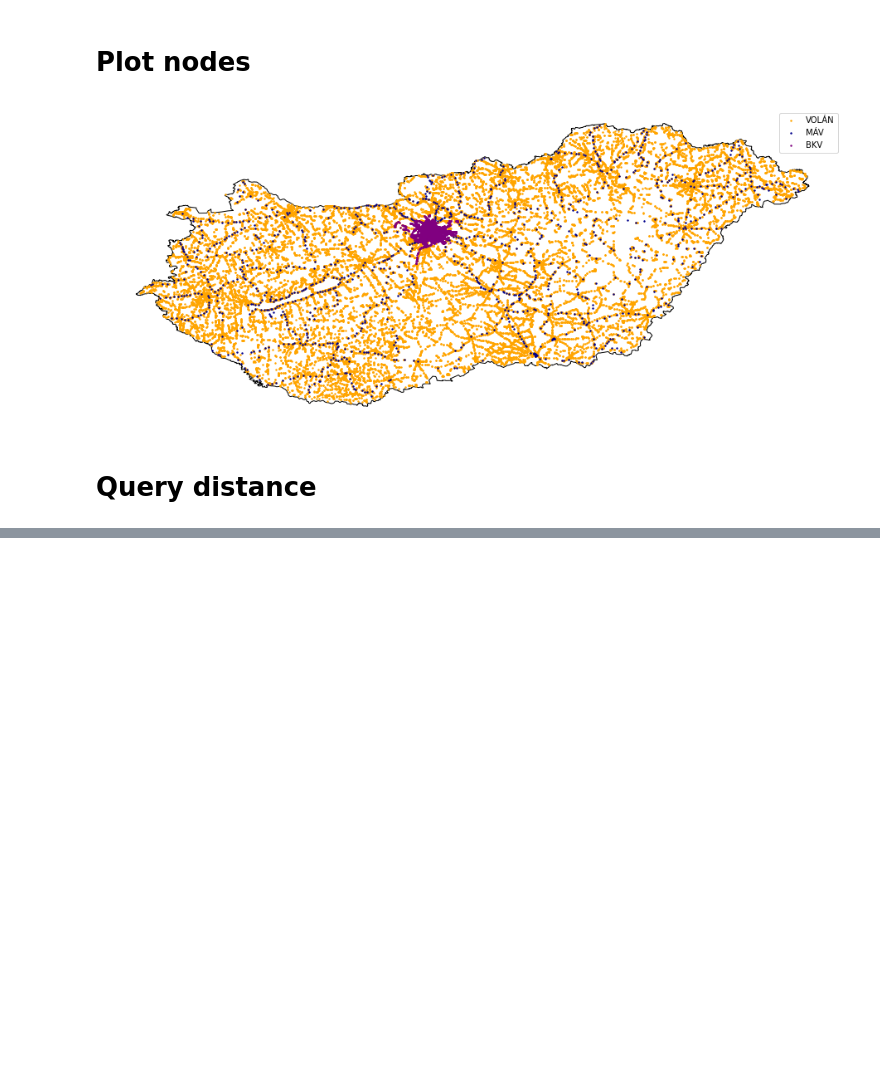
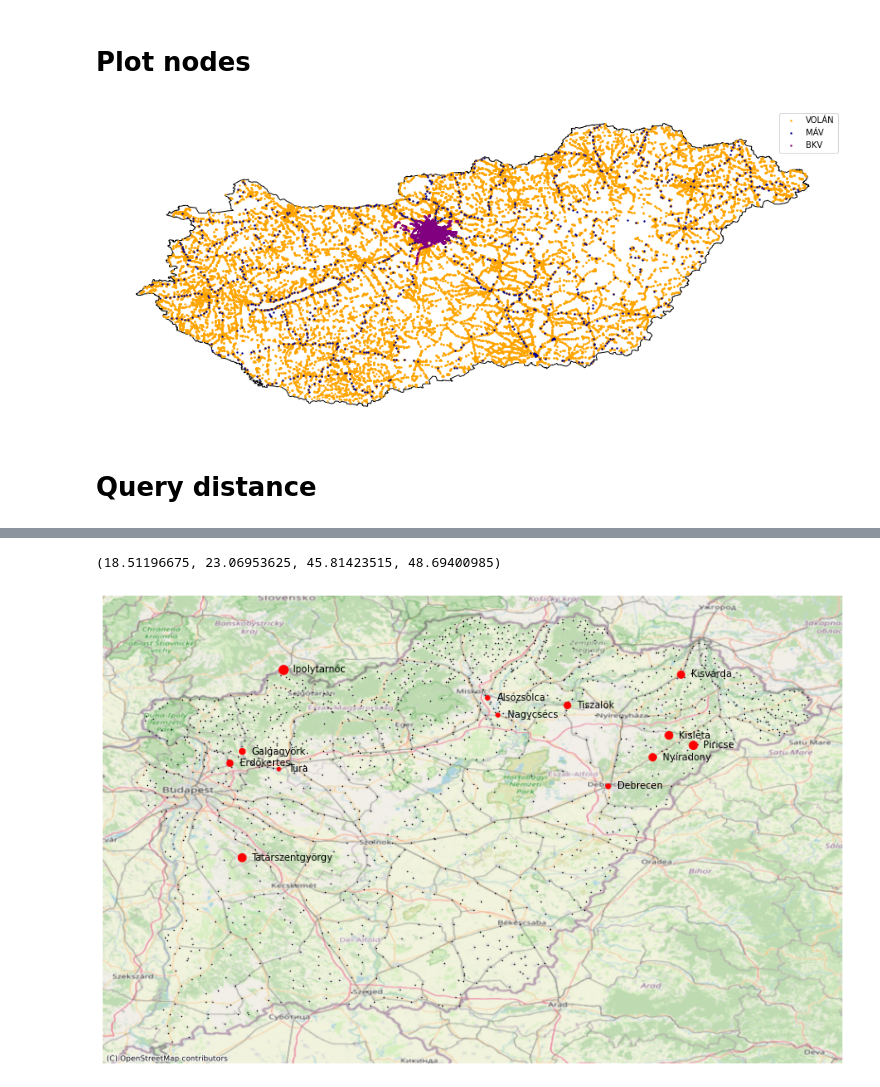
Before and after one commit to papsebestyen/GTFS-analysis, a Jupyter notebook: analysis.ipynb, the cells around one changed output, grey strips where cells are left out. Cells and saved outputs as stored; diff of their text form; code cells hidden in the pictures; blank space fills up the shorter version.

```diff
--- a/analysis.ipynb
+++ b/analysis.ipynb
@@ -71,0 +198,2 @@ plt.show()
+# %%
+arrival_stops = pd.read_parquet('arrival_stops.parquet')
@@ -71,0 +213,18 @@ plt.show()
+# %%
+city_dists = (
+    departure_stops.reset_index()
+    .join(arrival_stops.reset_index(), how="cross", lsuffix="_start", rsuffix="_stop")[
+        [Stops.stop_id + "_start", Stops.stop_id + "_stop"]
+    ]
+    .assign(
+        distance = lambda _df: gtfs_tool.get_travel_time(
+            graph=graph,
+            stop_pairs=_df.values,
+            pbar=True,
+            batch_size=100,
+            verbose=True,
+        )
+    )
+)
+
+city_dists.to_parquet('city_dists.parquet')
@@ -71,0 +271,33 @@ plt.show()
+# %%
+fig, ax = plt.subplots(figsize=(14, 14))
+arrival_stops.plot(ax=ax, marker=".", markersize=1, color="black")
+departure_stops.plot(
+    ax=ax,
+    marker=".",
+    markersize=(
+        (
+            departure_stops.index.map(
+                city_dists.groupby(Stops.stop_id + "_start")["distance"]
+                .mean()
+                .pipe(lambda x: (x - x.mean()) / x.std())
+            )
+        )
+        * 100
+        + 200
+    ),
+    color="red",
+)
+
+for stop in departure_stops.index:
+    ax.annotate(
+        text=departure_stops.loc[stop, "query"],
+        xy=departure_stops.loc[stop, [Stops.stop_lon, Stops.stop_lat]],
+        xytext = (10, -3),
+        textcoords = 'offset points'
+    )
+
+cx.add_basemap(ax=ax, crs="EPSG:4326", source=cx.providers.OpenStreetMap.Mapnik)
+ax.axis("off")
+# %% [output]
+(18.51196675, 23.06953625, 45.81423515, 48.69400985)
+[figure, added]
```
Also changed, not shown: parts of 23 cells of this notebook, 5 other files.
